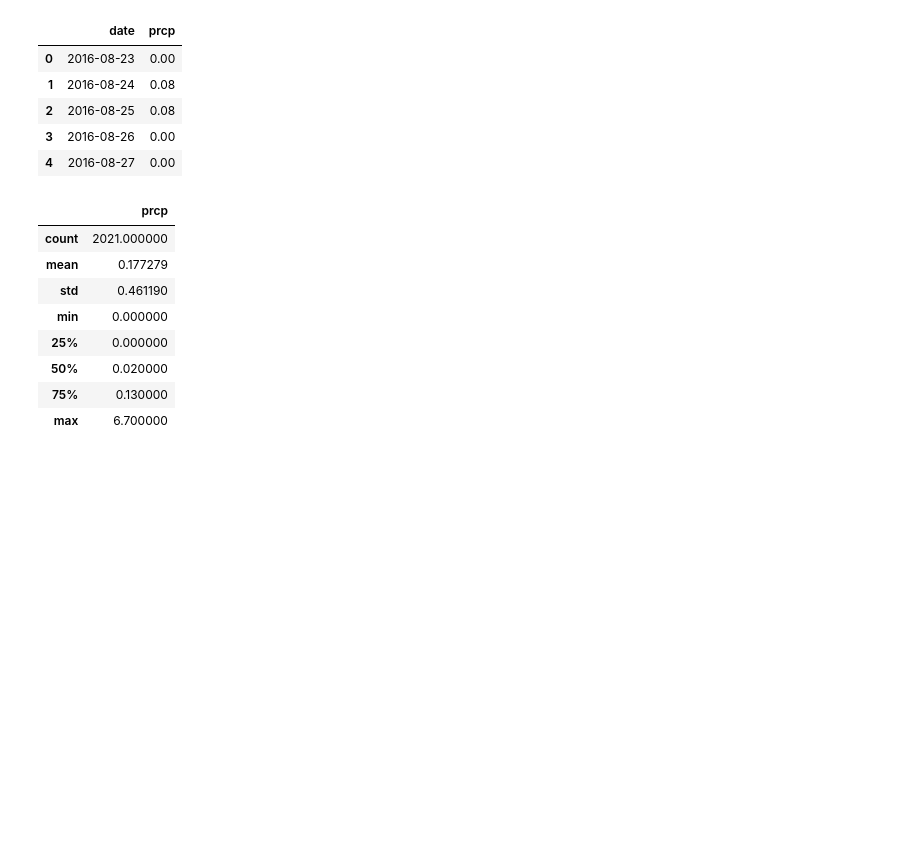
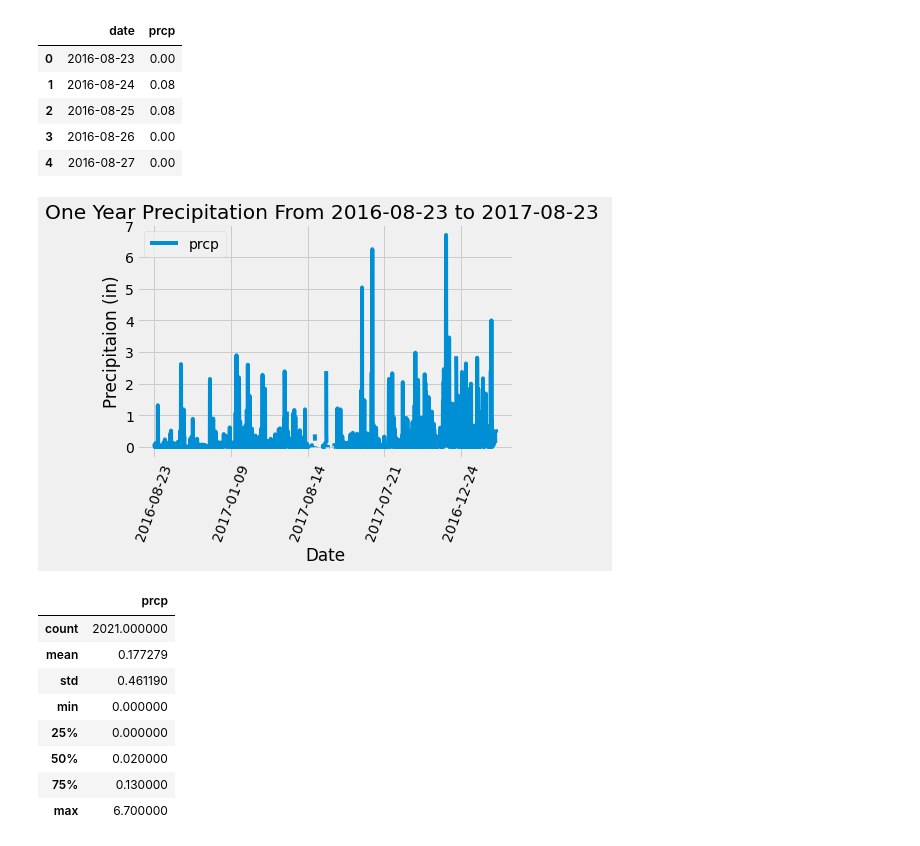
Before and after one commit to wagneree193/sql-alchemy, a Jupyter notebook: Homework_10-Advanced-Data-Storage-and-Retrieval_climate_starter.ipynb, the cells around one changed output. Drawn from its saved outputs; the diff is of its cells as text; code cells hidden in the pictures; blank space fills up the shorter version.

Commit message:
finished prcp analysis

```diff
--- a/Homework_10-Advanced-Data-Storage-and-Retrieval_climate_starter.ipynb
+++ b/Homework_10-Advanced-Data-Storage-and-Retrieval_climate_starter.ipynb
@@ -118,3 +116,16 @@ prcp_asc_df.head()
+# %%
+# Use Pandas Plotting with Matplotlib to plot the data
+#specify the date and prcp for x and y axis
+prcp_df.plot('date', 'prcp', rot=70)
+#need to do some formatting
+#building in flexibility to the title will allow an evergreen one year record
+plt.title (f'One Year Precipitation From {one_ya} to {final_date [0]} ')
+plt.xlabel("Date")
+plt.ylabel("Precipitaion (in)")
+plt.legend()
+plt.show()
+# %% [output]
+[figure, added]
 # %%
 # Use Pandas to calcualte the summary statistics for the precipitation data
 #simple .describe operation
```
Also changed, not shown: parts of 1 cell of this notebook.
